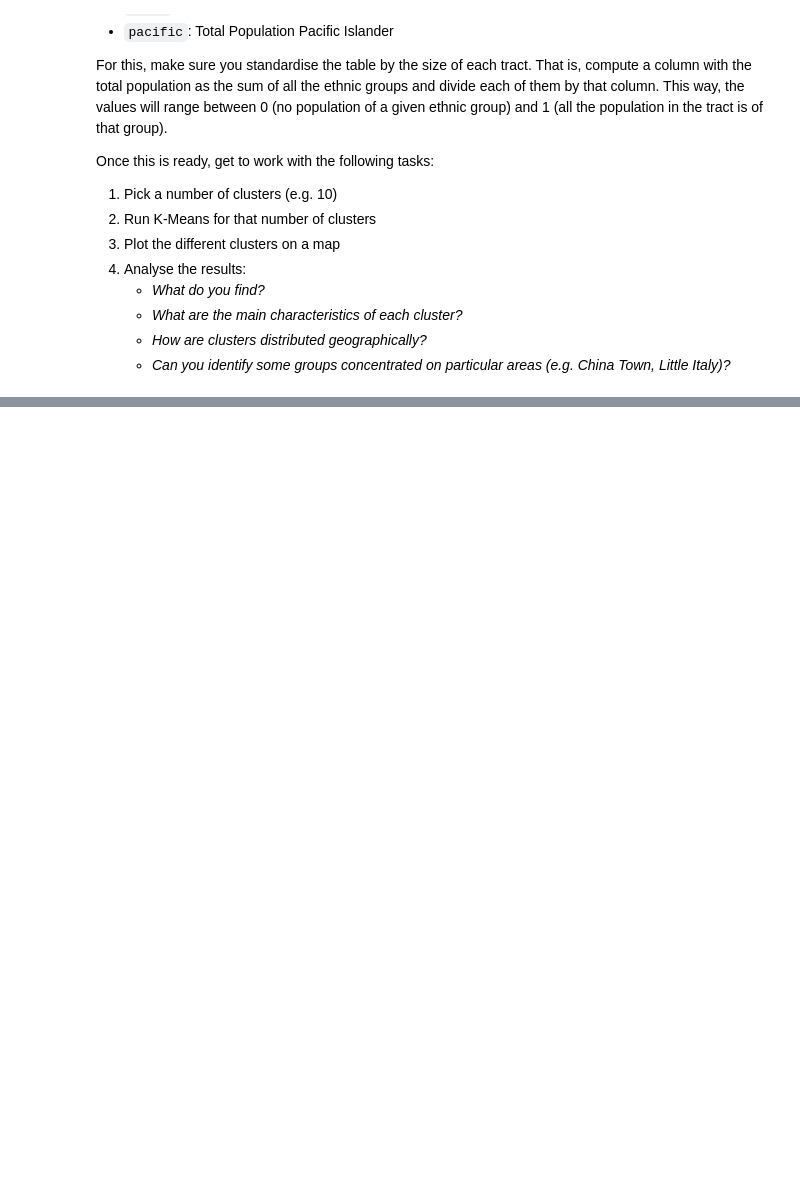
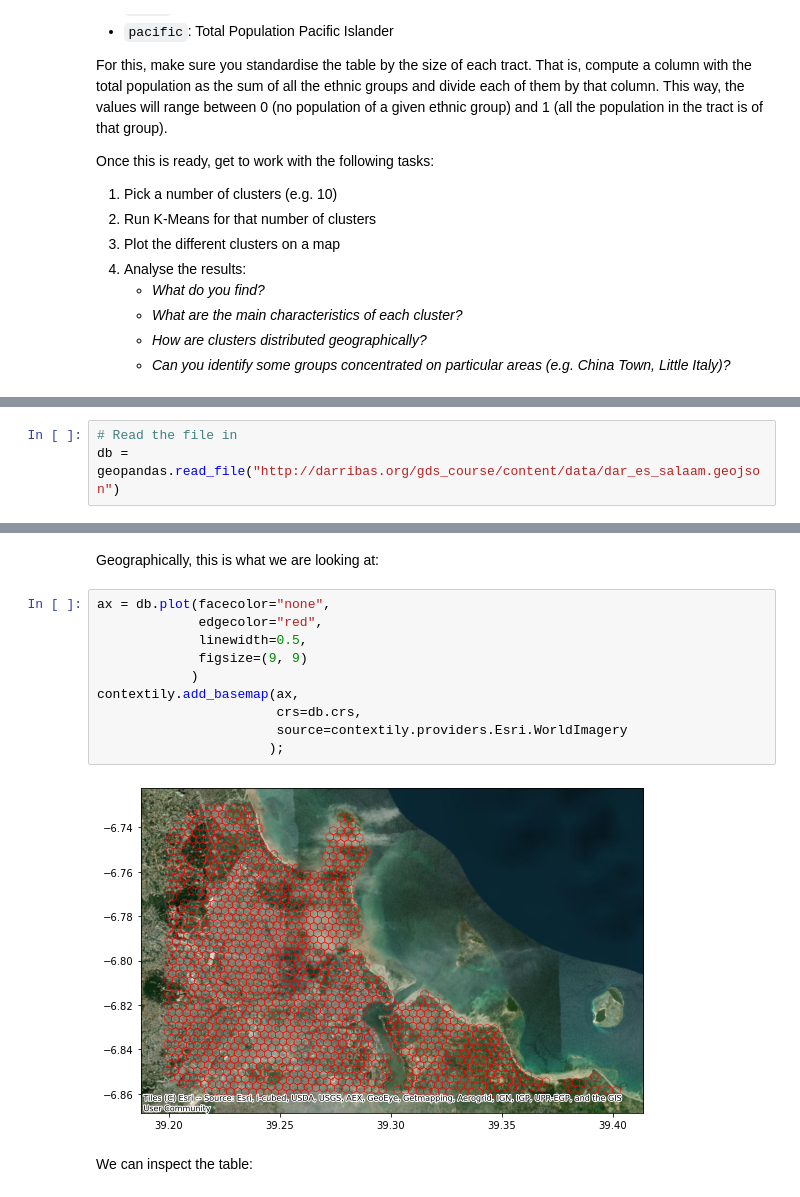
Before and after one commit to darribas/gds_course, a Jupyter notebook: content/bG/diy_G.ipynb, the cells around one changed output, grey strips where cells are left out. Saved outputs shown, nothing was run; the diff lists cells and outputs as text; blank space fills up the shorter version.

```diff
--- a/content/bG/diy_G.ipynb
+++ b/content/bG/diy_G.ipynb
@@ -31,0 +41,3 @@ Once this is ready, get to work with the following tasks:
+# %%
+# Read the file in
+db = geopandas.read_file("http://darribas.org/gds_course/content/data/dar_es_salaam.geojson")
@@ -31,0 +54,17 @@ Once this is ready, get to work with the following tasks:
+# %% [markdown]
+Geographically, this is what we are looking at:
+# %%
+ax = db.plot(facecolor="none",
+             edgecolor="red",
+             linewidth=0.5,
+             figsize=(9, 9)
+            )
+contextily.add_basemap(ax,
+                       crs=db.crs,
+                       source=contextily.providers.Esri.WorldImagery
+                      );
+# %% [output]
+[figure, added]
+# %% [markdown]
+
+We can inspect the table:
```
Also changed, not shown: parts of 6 cells of this notebook, 2 other files.
